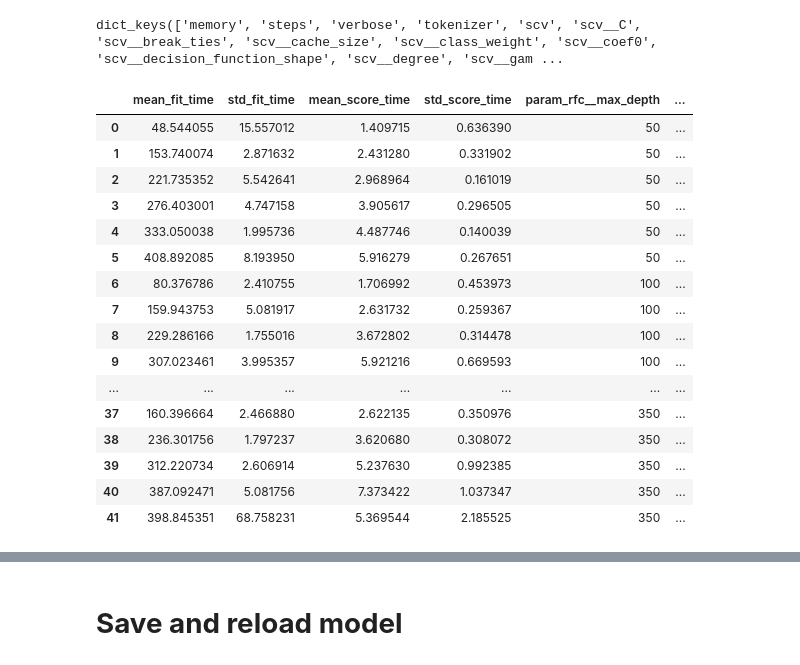
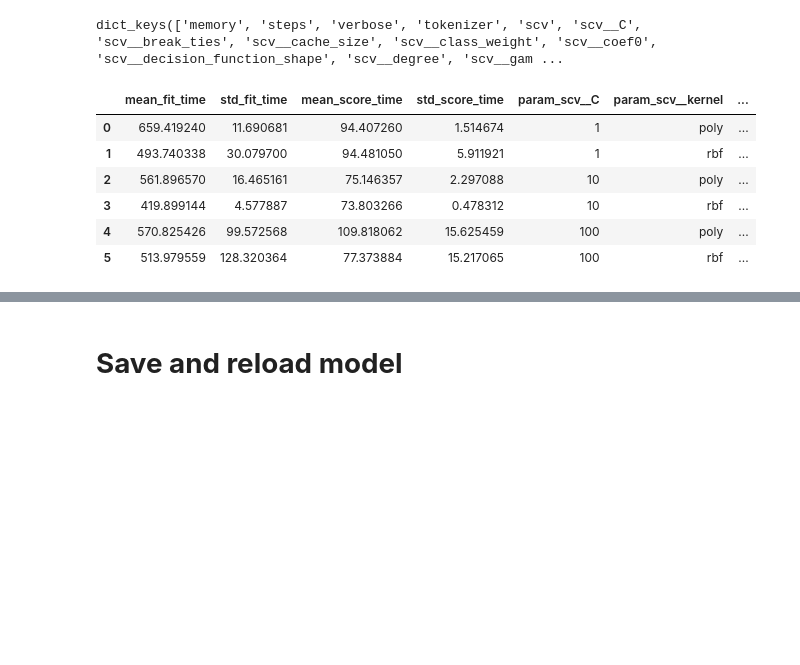
Before and after one commit to hienngn/coderschool-final-project, a Jupyter notebook: Model_product_evaluator/Randomforest.ipynb, the cells around one changed output, grey strips where cells are left out. Saved outputs shown, nothing was run; the diff lists cells and outputs as text; code cells hidden in the pictures; blank space fills up the shorter version.

```diff
--- a/Model_product_evaluator/Randomforest.ipynb
+++ b/Model_product_evaluator/Randomforest.ipynb
@@ -204,6 +227,3 @@ df_vector = pd.concat([df_all, df_sorted], axis=1)
 df_vector.to_csv('ewg_all_products_vector.csv', index=False)
 # %%
 df = pd.read_csv('ewg_all_products_vector.csv')
-# %%
-df_dataset = df.sample(frac=1)
-df_dataset.reset_index(drop=True, inplace=True)
@@ -361,8 +323,8 @@ class IngredientTokenizer(BaseEstimator, TransformerMixin):
             x = np.zeros(N, dtype=np.uint8)
             for ingredient in ing_list:
                 # Get the index for each ingredient
-                if ingredient in ingredient_idx.keys():
-                    idx = ingredient_idx[ingredient]
+                if ingredient in ingredient_idx_1000.keys():
+                    idx = ingredient_idx_1000[ingredient]
                     x[idx] = 1
                 else:
                     pass
@@ -393,3 +387,6 @@ y = df_dataset['new_product_score'].to_numpy()
+# %%
+y = df_vector['new_product_score'].to_numpy()
+X = df_vector.iloc[:, 11:1011].to_numpy()
 # %%
 X_train, X_test, y_train, y_test = train_test_split(X, y, test_size = 0.2, random_state = 42, stratify=y)
 # %%
@@ -417,5 +414,5 @@ model_scv_pipeline = Pipeline([
 # %%
-model_scv_pipeline.fit(X_train, y_train)
+# model_scv_pipeline.fit(X_train, y_train)
 # %% [output]
 Pipeline(steps=[('tokenizer', IngredientTokenizer()), ('scv', SVC(C=10))])
 # %%
@@ -473,23 +477,13 @@ model_scv_pipeline.get_params().keys()
 # %% [output]
 dict_keys(['memory', 'steps', 'verbose', 'tokenizer', 'scv', 'scv__C', 'scv__break_ties', 'scv__cache_size', 'scv__class_weight', 'scv__coef0', 'scv__decision_function_shape', 'scv__degree', 'scv__gam ...
 # %%
-pd.DataFrame(gridsearch_models.cv_results_)
+pd.DataFrame(gridsearch_svc_models.cv_results_)
 # %% [output]
-|  | mean_fit_time | std_fit_time | mean_score_time | std_score_time | param_rfc__max_depth | ... |
-| 0 | 48.544055 | 15.557012 | 1.409715 | 0.636390 | 50 | ... |
-| 1 | 153.740074 | 2.871632 | 2.431280 | 0.331902 | 50 | ... |
-| 2 | 221.735352 | 5.542641 | 2.968964 | 0.161019 | 50 | ... |
-| 3 | 276.403001 | 4.747158 | 3.905617 | 0.296505 | 50 | ... |
-| 4 | 333.050038 | 1.995736 | 4.487746 | 0.140039 | 50 | ... |
-| 5 | 408.892085 | 8.193950 | 5.916279 | 0.267651 | 50 | ... |
-| 6 | 80.376786 | 2.410755 | 1.706992 | 0.453973 | 100 | ... |
-| 7 | 159.943753 | 5.081917 | 2.631732 | 0.259367 | 100 | ... |
-| 8 | 229.286166 | 1.755016 | 3.672802 | 0.314478 | 100 | ... |
-| 9 | 307.023461 | 3.995357 | 5.921216 | 0.669593 | 100 | ... |
-| ... | ... | ... | ... | ... | ... | ... |
-| 37 | 160.396664 | 2.466880 | 2.622135 | 0.350976 | 350 | ... |
-| 38 | 236.301756 | 1.797237 | 3.620680 | 0.308072 | 350 | ... |
-| 39 | 312.220734 | 2.606914 | 5.237630 | 0.992385 | 350 | ... |
-| 40 | 387.092471 | 5.081756 | 7.373422 | 1.037347 | 350 | ... |
-| 41 | 398.845351 | 68.758231 | 5.369544 | 2.185525 | 350 | ... |
+|  | mean_fit_time | std_fit_time | mean_score_time | std_score_time | param_scv__C | param_scv__kernel | ... |
+| 0 | 659.419240 | 11.690681 | 94.407260 | 1.514674 | 1 | poly | ... |
+| 1 | 493.740338 | 30.079700 | 94.481050 | 5.911921 | 1 | rbf | ... |
+| 2 | 561.896570 | 16.465161 | 75.146357 | 2.297088 | 10 | poly | ... |
+| 3 | 419.899144 | 4.577887 | 73.803266 | 0.478312 | 10 | rbf | ... |
+| 4 | 570.825426 | 99.572568 | 109.818062 | 15.625459 | 100 | poly | ... |
+| 5 | 513.979559 | 128.320364 | 77.373884 | 15.217065 | 100 | rbf | ... |
 # %%
```
Also changed, not shown: parts of 43 cells of this notebook, 18 other files.
